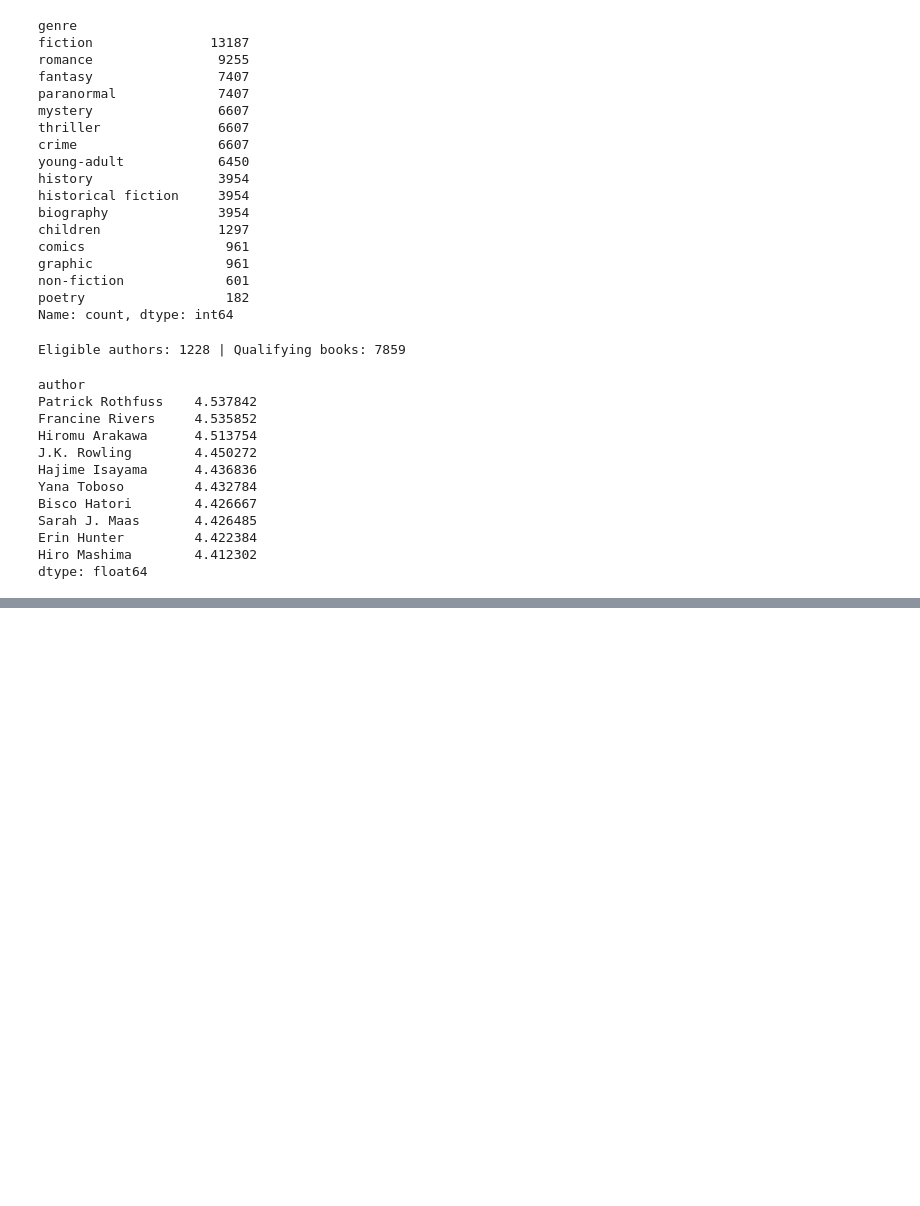
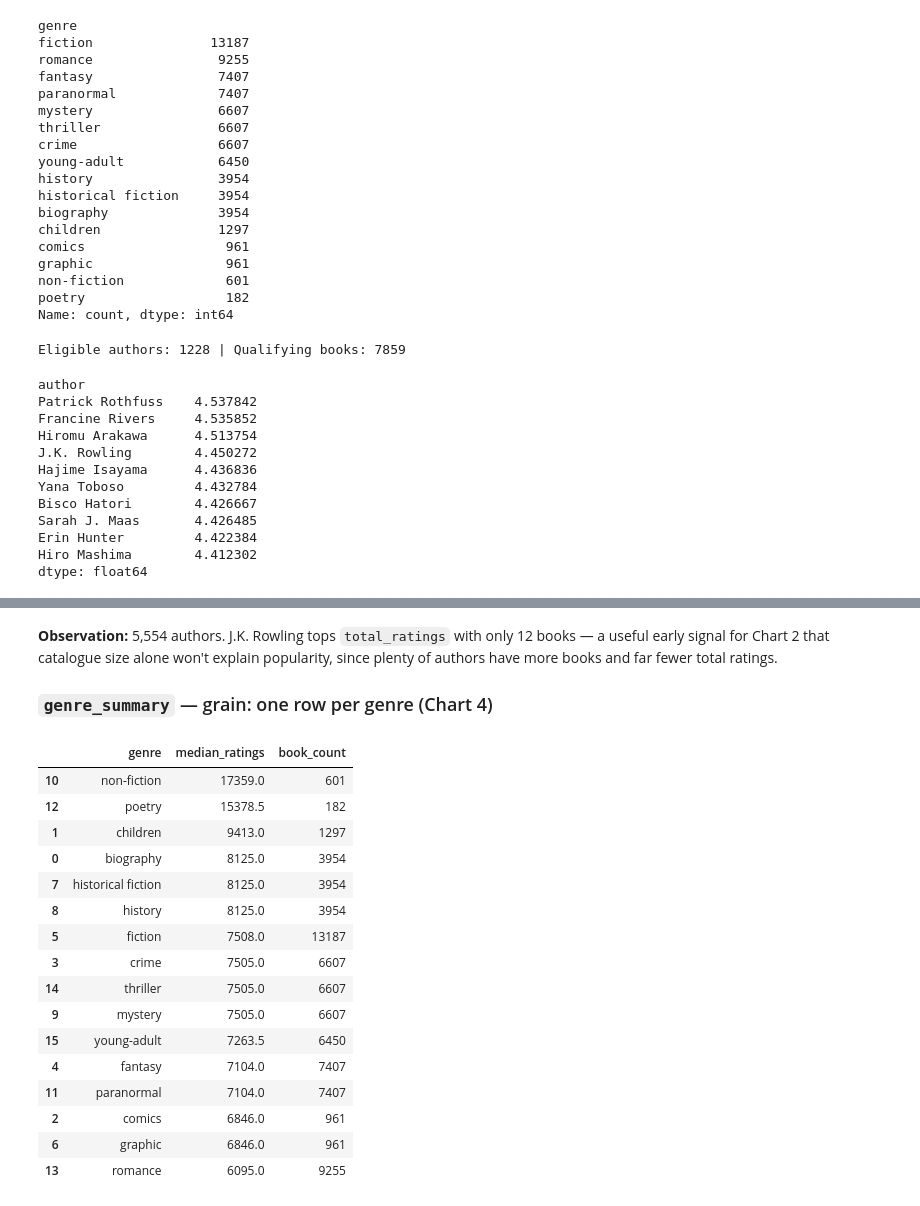
Before and after one commit to Mishiez/what-readers-love, a Jupyter notebook: notebooks/goodreads_eda.ipynb, the cells around one changed output, grey strips where cells are left out. Cells and saved outputs as stored; diff of their text form; code cells hidden in the pictures; blank space fills up the shorter version.

Commit message:
eda: build book, author, genre, and author-year summary DataFrames per the locked chart definitions

```diff
--- a/notebooks/goodreads_eda.ipynb
+++ b/notebooks/goodreads_eda.ipynb
@@ -350,0 +357,10 @@ dtype: float64
+# %%
+works['rating_std'] = works.apply(weighted_std, axis=1)
+
+book_summary = works[[
+    'work_id', 'original_title', 'author', 'original_publication_year',
+    'genres', 'ratings_count', 'avg_rating', 'rating_std'
+]].copy()
+
+print(book_summary.shape)
+book_summary.sort_values('ratings_count', ascending=False).head(3)
@@ -350,0 +393,32 @@ dtype: float64
+# %% [markdown]
+**Observation:** 5,554 authors. J.K. Rowling tops `total_ratings` with only 12 books — a useful early signal for Chart 2 that catalogue size alone won't explain popularity, since plenty of authors have more books and far fewer total ratings.
+
+### `genre_summary` — grain: one row per genre (Chart 4)
+# %%
+genres_exploded = works.assign(genre=works['genres'].str.split(',')).explode('genre')
+genres_exploded['genre'] = genres_exploded['genre'].str.strip()
+
+genre_summary = genres_exploded.groupby('genre').agg(
+    median_ratings=('ratings_count', 'median'),
+    book_count=('work_id', 'count')
+).reset_index().sort_values('median_ratings', ascending=False)
+
+genre_summary
+# %% [output]
+|  | genre | median_ratings | book_count |
+| 10 | non-fiction | 17359.0 | 601 |
+| 12 | poetry | 15378.5 | 182 |
+| 1 | children | 9413.0 | 1297 |
+| 0 | biography | 8125.0 | 3954 |
+| 7 | historical fiction | 8125.0 | 3954 |
+| 8 | history | 8125.0 | 3954 |
+| 5 | fiction | 7508.0 | 13187 |
+| 3 | crime | 7505.0 | 6607 |
+| 14 | thriller | 7505.0 | 6607 |
+| 9 | mystery | 7505.0 | 6607 |
+| 15 | young-adult | 7263.5 | 6450 |
+| 4 | fantasy | 7104.0 | 7407 |
+| 11 | paranormal | 7104.0 | 7407 |
+| 2 | comics | 6846.0 | 961 |
+| 6 | graphic | 6846.0 | 961 |
+| 13 | romance | 6095.0 | 9255 |
```
Also changed, not shown: parts of 7 cells of this notebook.
